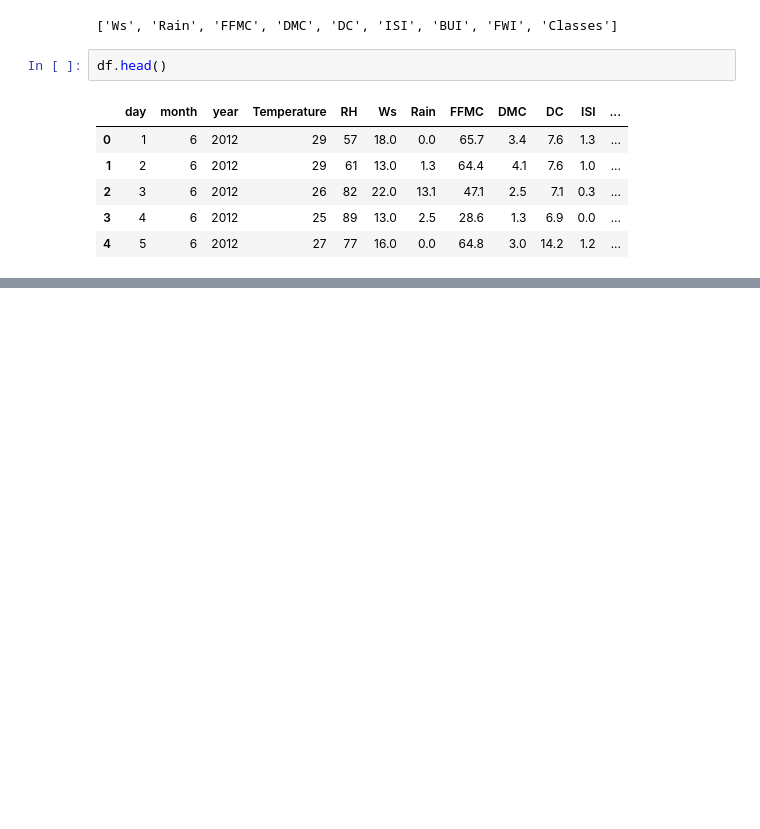
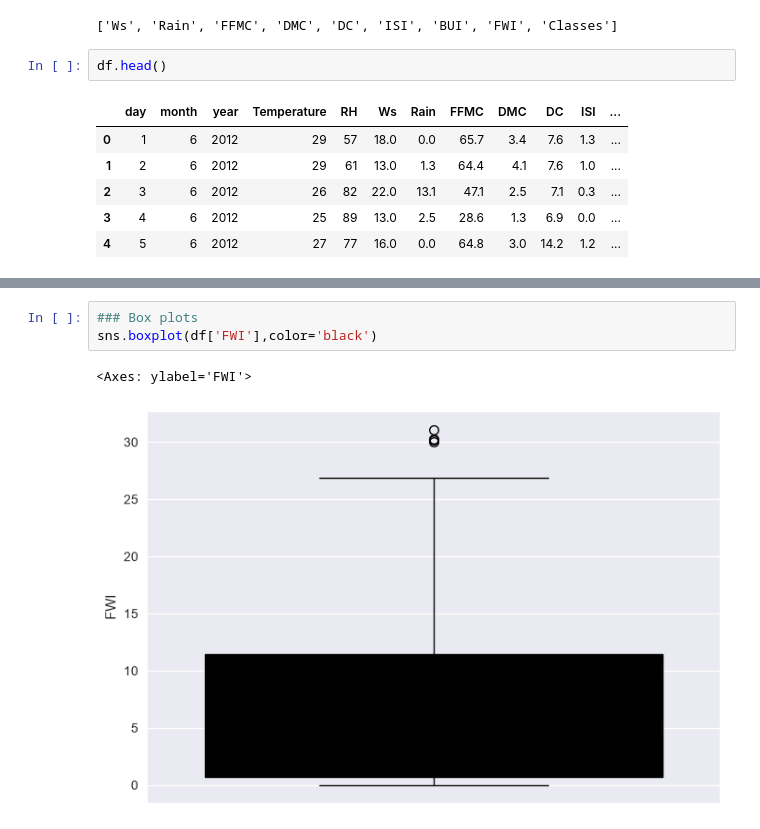
Before and after one commit to nitish-mandal/Data-Science-With-Python, a Jupyter notebook: project/cleaning_the_dataset.ipynb, the cells around one changed output, grey strips where cells are left out. Saved outputs shown, nothing was run; the diff lists cells and outputs as text; blank space fills up the shorter version.

```diff
--- a/project/cleaning_the_dataset.ipynb
+++ b/project/cleaning_the_dataset.ipynb
@@ -304,0 +404,6 @@ df.head()
+# %%
+### Box plots
+sns.boxplot(df['FWI'],color='black')
+# %% [output]
+<Axes: ylabel='FWI'>
+[figure, added]
```
Also changed, not shown: parts of 18 cells of this notebook, 1 other file.
